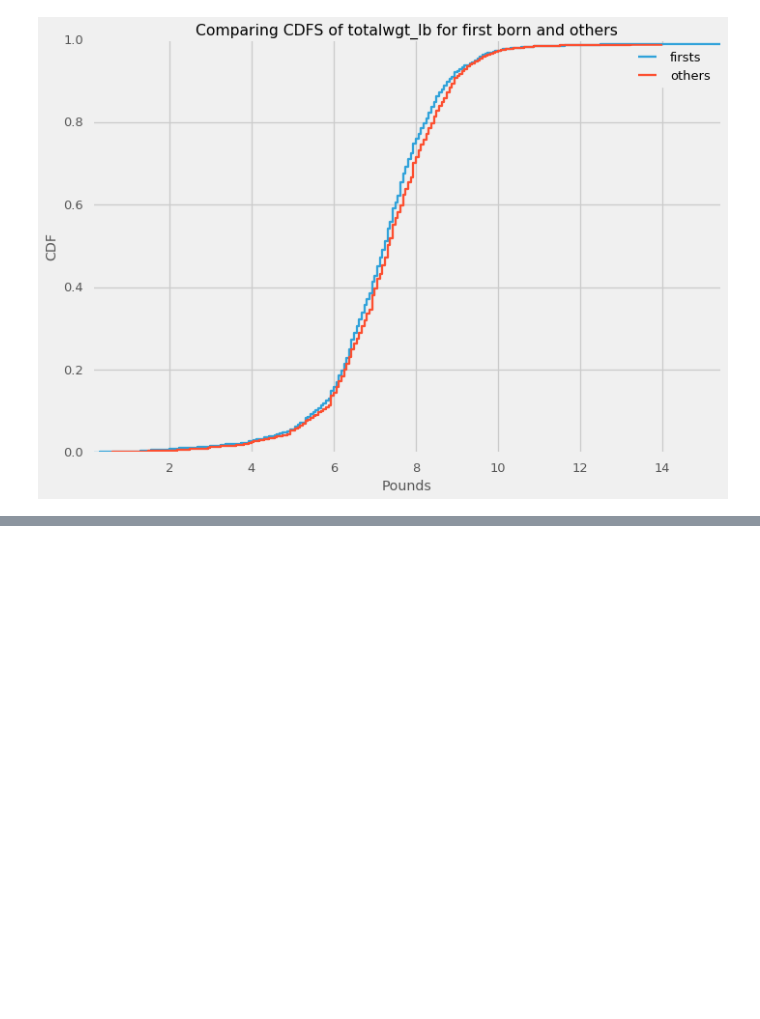
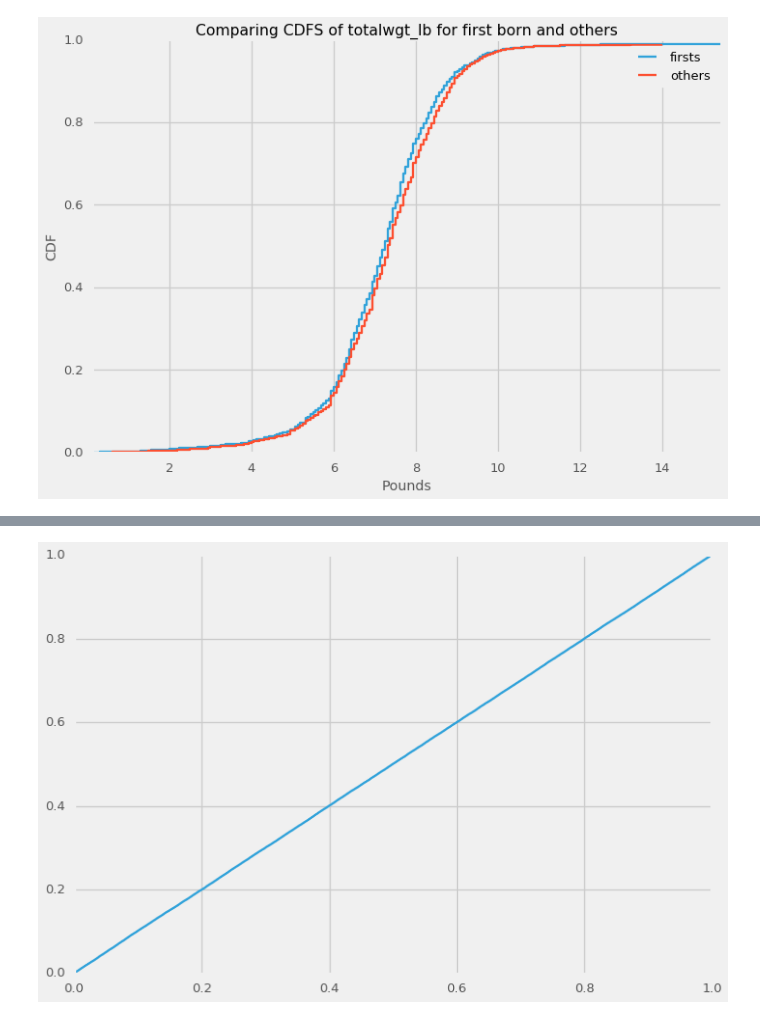
Before and after one commit to doolingdavid/ThinkStats2, a Jupyter notebook: code/thoroughnotes.ipynb, the cells around one changed output, grey strips where cells are left out. Saved outputs shown, nothing was run; the diff lists cells and outputs as text; code cells hidden in the pictures; blank space fills up the shorter version.

```diff
--- a/code/thoroughnotes.ipynb
+++ b/code/thoroughnotes.ipynb
@@ -2105,0 +2276,4 @@ plt.legend();
+# %%
+biglistcdf.plot(drawstyle='steps');
+# %% [output]
+[figure, added]
```
Also changed, not shown: parts of 28 cells of this notebook, 1 other file.
